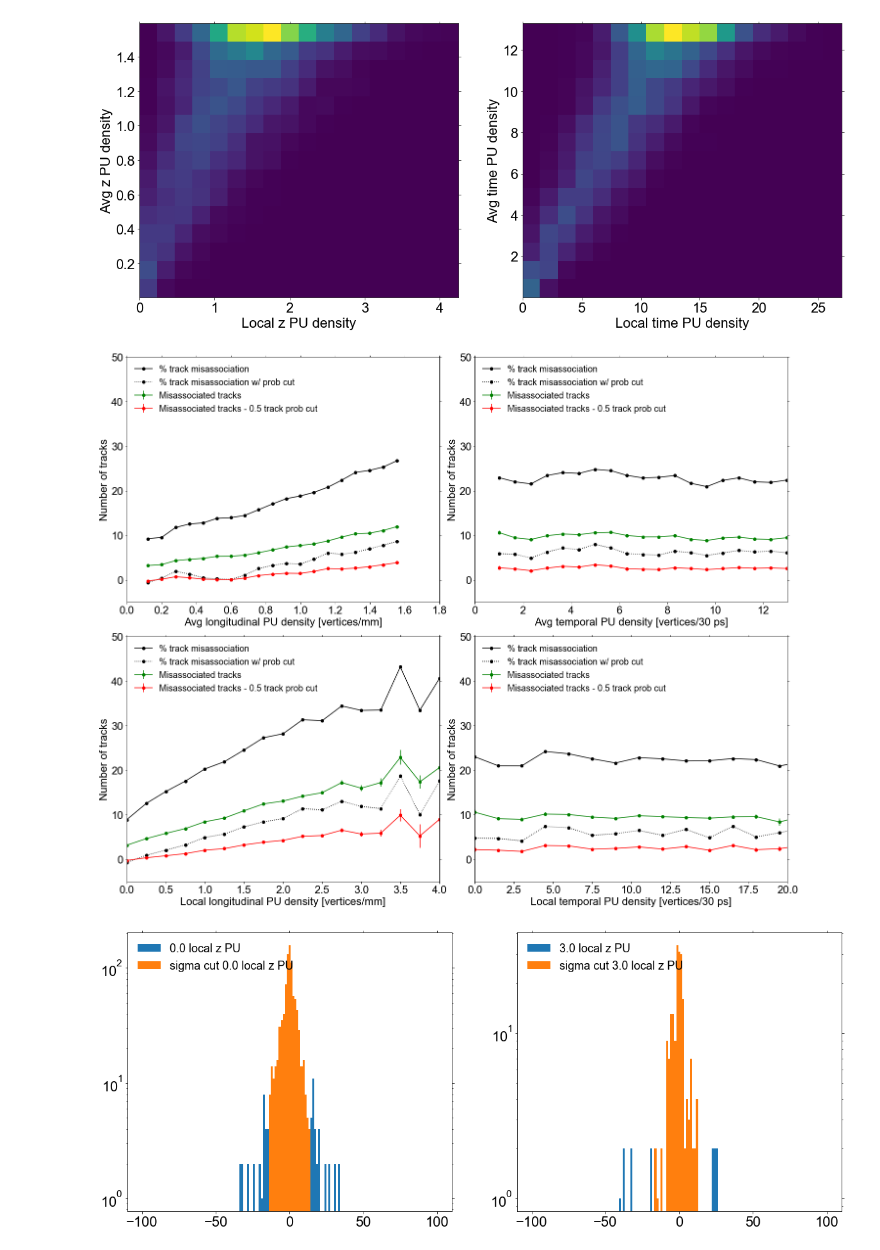
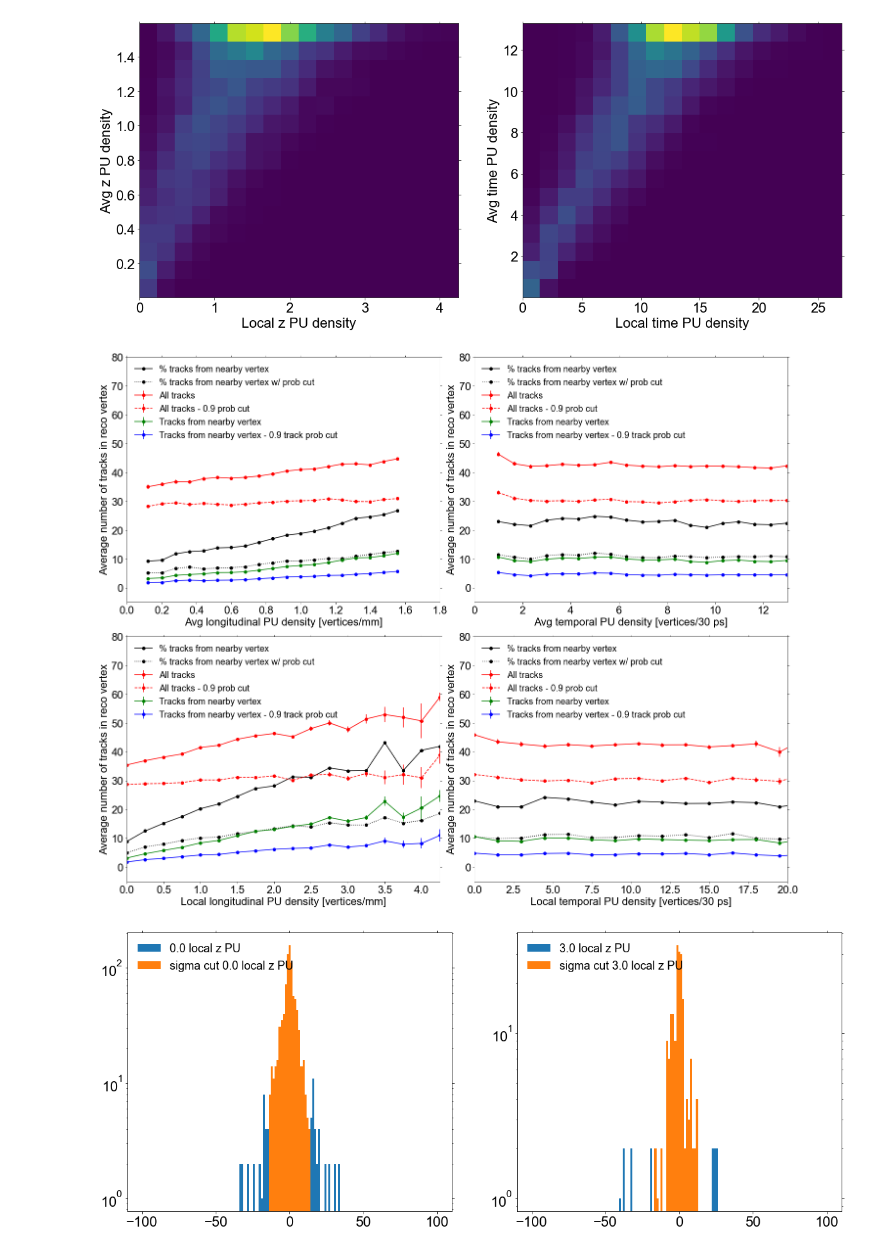
Before and after one commit to ttlindkvist/4DTracking, a Jupyter notebook: pileup_z.ipynb, the cells around one changed output. Drawn from its saved outputs; the diff is of its cells as text; code cells hidden in the pictures.

```diff
--- a/pileup_z.ipynb
+++ b/pileup_z.ipynb
@@ -229,35 +299,52 @@ for i, bin in enumerate(tAPU_truth_bin_edges[1:]):
 
 ## TODO bin events where a hard truth vtx is close to the truth HS
 # %%
-def n_misassociated_tracks(events_in_bins, truth_idxs, reco_idxs, n_shared_tracks, reco_vertex_track_idxs, reco_vertex_track_weights, weight_cut):
+def n_misassociated_tracks(events_in_bins, truth_idxs, reco_idxs, reco_vertex_track_idxs, truth_vertex_track_idxs, reco_vertex_track_weights, weight_cut):
+    n_tracks = []
     avg_n_tracks = []
     std_n_tracks = []
+    n_tracks_weight_cut = []
+    avg_n_tracks_weight_cut = []
+    std_n_tracks_weight_cut = []
     avg_n_wrong_tracks = []
     std_n_wrong_tracks = []
     avg_n_wrong_tracks_weight_cut = []
     std_n_wrong_tracks_weight_cut = []
     for event_idxs in events_in_bins:
         bin_n_tracks = []
+        bin_n_tracks_weight_cut = []
         bin_n_wrong_tracks = []
         bin_n_wrong_tracks_weight_cut = []
         for event_idx in event_idxs:
             event_idx = event_idx[0]
             truth_idx = truth_idxs[event_idx]
             reco_idx = reco_idxs[event_idx]
+
             if reco_idx == -1: continue
             if truth_idx == -1: continue
             reco_n_tracks = len(reco_vertex_track_idxs[event_idx][reco_idx])
             reco_n_tracks_weight_cut = np.sum(np.array(reco_vertex_track_weights[event_idx][reco_idx]) > weight_cut)
 
+            reco_track_idxs = reco_vertex_track_idxs[event_idx][reco_idx]
+            truth_track_idxs = truth_vertex_track_idxs[event_idx][truth_idx]
+            shared_tracks_idx, shared_tracks_local_reco_idxs, _ = np.intersect1d(reco_track_idxs, truth_track_idxs, return_indices=True)
+
+            n_shared_tracks = len(shared_tracks_idx)
+            n_shared_tracks_weight_cut = np.sum(np.array(reco_vertex_track_weights[event_idx][reco_idx][shared_tracks_local_reco_idxs]) > weight_cut)
+
             bin_n_tracks.append(reco_n_tracks)
-            bin_n_wrong_tracks.append(reco_n_tracks - n_shared_tracks[event_idx])
-            bin_n_wrong_tracks_weight_cut.append(reco_n_tracks_weight_cut - n_shared_tracks[event_idx])
+            bin_n_tracks_weight_cut.append(reco_n_tracks_weight_cut)
+            bin_n_wrong_tracks.append(reco_n_tracks - n_shared_tracks)
+            bin_n_wrong_tracks_weight_cut.append(reco_n_tracks_weight_cut - n_shared_tracks_weight_cut)
 
         avg_n_tracks.append(np.mean(bin_n_tracks))
         std_n_tracks.append(np.std(bin_n_tracks)/np.sqrt(len(bin_n_tracks)))
+        avg_n_tracks_weight_cut.append(np.mean(bin_n_tracks_weight_cut))
+        std_n_tracks_weight_cut.append(np.std(bin_n_tracks_weight_cut)/np.sqrt(len(bin_n_tracks_weight_cut)))
         avg_n_wrong_tracks.append(np.mean(bin_n_wrong_tracks))
         std_n_wrong_tracks.append(np.std(bin_n_wrong_tracks, ddof=1)/np.sqrt(len(bin_n_wrong_tracks)))
         avg_n_wrong_tracks_weight_cut.append(np.mean(bin_n_wrong_tracks_weight_cut))
         std_n_wrong_tracks_weight_cut.append(np.std(bin_n_wrong_tracks_weight_cut, ddof=1)/np.sqrt(len(bin_n_wrong_tracks_weight_cut)))
-    return (avg_n_tracks, std_n_tracks), (avg_n_wrong_tracks, std_n_wrong_tracks), (avg_n_wrong_tracks_weight_cut, std_n_wrong_tracks_weight_cut)
+    return (avg_n_tracks, std_n_tracks), (avg_n_tracks_weight_cut, std_n_tracks_weight_cut),\
+         (avg_n_wrong_tracks, std_n_wrong_tracks), (avg_n_wrong_tracks_weight_cut, std_n_wrong_tracks_weight_cut)
 # %%
@@ -284,38 +371,40 @@ tAPU_n_misassoc_tracks = n_misassociated_tracks(events_in_tAPU_bins, np.zeros(le
 # %%
 fig, ((ax1, ax2), (ax3, ax4)) = plt.subplots(2, 2)
 fig.set_size_inches(20, 16)
 
 axes = (ax1, ax2, ax3, ax4)
 all_bin_edges = (zAPU_truth_bin_edges[1:] - np.diff(zAPU_truth_bin_edges)/2, tAPU_truth_bin_edges[1:] - np.diff(tAPU_truth_bin_edges)/2, zLPU_truth_bin_edges, tLPU_truth_bin_edges)
 n_misassoc_tracks_res = (zAPU_n_misassoc_tracks, tAPU_n_misassoc_tracks, zLPU_n_misassoc_tracks, tLPU_n_misassoc_tracks)
 n_misassoc_tracks_delta_cut_res = (zAPU_n_misassoc_tracks_delta_z_cut, tAPU_n_misassoc_tracks_delta_z_cut, zLPU_n_misassoc_tracks_delta_z_cut, tLPU_n_misassoc_tracks_delta_z_cut)
 
 for ax, bin_edges, n_tracks_res, n_tracks_delta_cut_res in zip(axes, all_bin_edges, n_misassoc_tracks_res, n_misassoc_tracks_delta_cut_res):
-    # ax.errorbar(bin_edges, *n_tracks_res[0], fmt='ro-', label='All tracks')
-    ax.errorbar(bin_edges, *n_tracks_res[1], fmt='go-', label='Misassociated tracks')
-    ax.errorbar(bin_edges, *n_tracks_res[2], fmt='ro-', label='Misassociated tracks - {} track prob cut'.format(weight_cut))
-    ax.plot(bin_edges, np.array(n_tracks_res[1][0])/np.array(n_tracks_res[0][0])*100, 'ko-', label='% track misassociation')
-    ax.plot(bin_edges, np.array(n_tracks_res[2][0])/np.array(n_tracks_res[0][0])*100, 'ko:', label='% track misassociation w/ prob cut')
+    ax.errorbar(bin_edges, *n_tracks_res[0], fmt='ro-', label='All tracks')
+    ax.errorbar(bin_edges, *n_tracks_res[1], fmt='ro--', label='All tracks - {} prob cut'.format(weight_cut))
+    ax.errorbar(bin_edges, *n_tracks_res[2], fmt='go-', label='Tracks from nearby vertex')
+    ax.errorbar(bin_edges, *n_tracks_res[3], fmt='bo-', label='Tracks from nearby vertex - {} track prob cut'.format(weight_cut))
+    ax.plot(bin_edges, np.array(n_tracks_res[2][0])/np.array(n_tracks_res[0][0])*100, 'ko-', label='% tracks from nearby vertex')
+    ax.plot(bin_edges, np.array(n_tracks_res[3][0])/np.array(n_tracks_res[0][0])*100, 'ko:', label='% tracks from nearby vertex w/ prob cut')
     # ax.errorbar(bin_edges, *n_tracks_res[2], fmt='o-', label='No delta z requirement on truth reco link')
     # ax.errorbar(bin_edges, *n_tracks_delta_cut_res[2], fmt='o-', label='{} delta z requirement'.format(delta_z_link_cut))
 
-    ax.set_ylim(-5, 50)
-    ax.set_ylabel('Number of tracks')
+    ax.set_ylim(-5, 80)
+    ax.set_ylabel('Average number of tracks in reco vertex')
     ax.legend(frameon=False, loc='upper left')
 
 ax1.set_xlim(0, 1.8)
 ax1.set_xlabel('Avg longitudinal PU density [vertices/mm]')
 ax2.set_xlim(0, 13)
 ax2.set_xlabel('Avg temporal PU density [vertices/30 ps]')
-ax3.set_xlim(0, 4)
+ax3.set_xlim(0, 4.25)
 ax3.set_xlabel('Local longitudinal PU density [vertices/mm]')
 ax4.set_xlim(0, 20)
 ax4.set_xlabel('Local temporal PU density [vertices/30 ps]')
 
 fig.tight_layout()
-## TODO: prob cut
+
+## TODO both 0.9 0.5
 # %% [output]
-[figure, old version]
+[figure, new version]
 # %%
 def basic_estimator_performance(events_in_bins, reco_idxs, truth_idxs, all_truth_z, all_reco_z, all_track_z0, all_track_z0_var, all_reco_track_idxs, all_reco_track_weights, sigma_cut):
     weighted_vs_fit_delta_z = []
```
Also changed, not shown: parts of 18 cells of this notebook, 2 other files.
